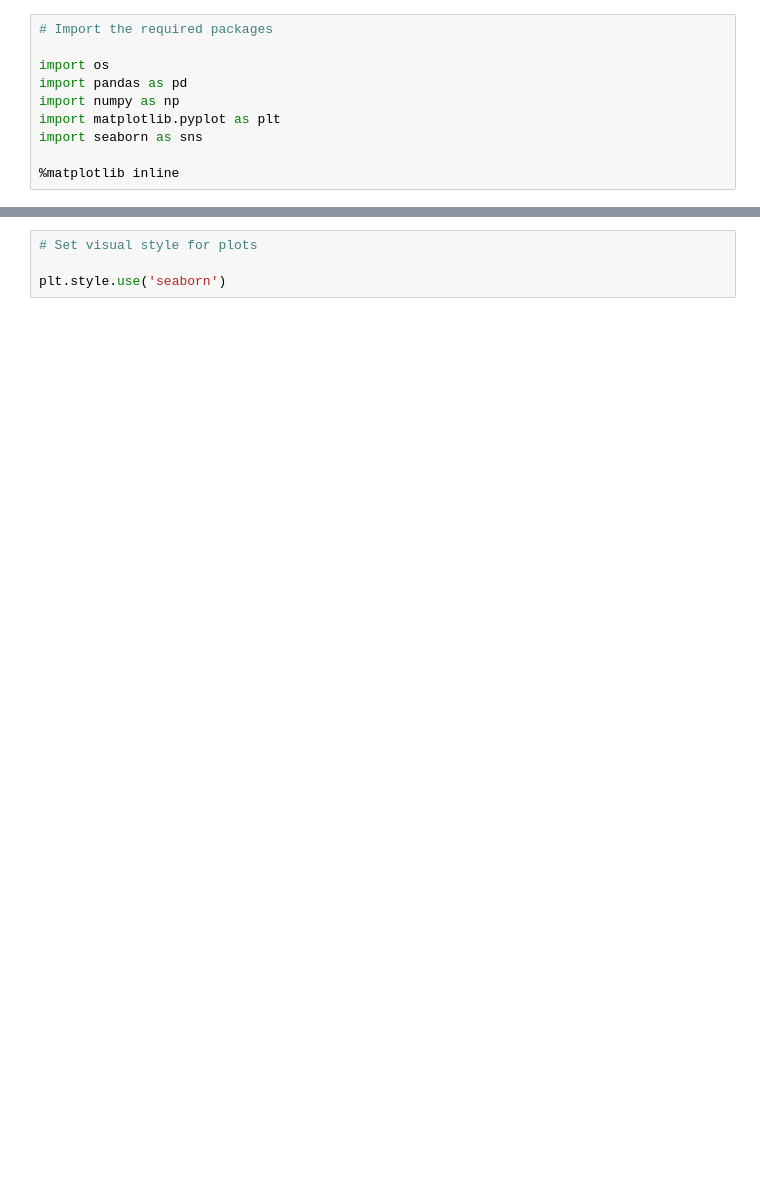
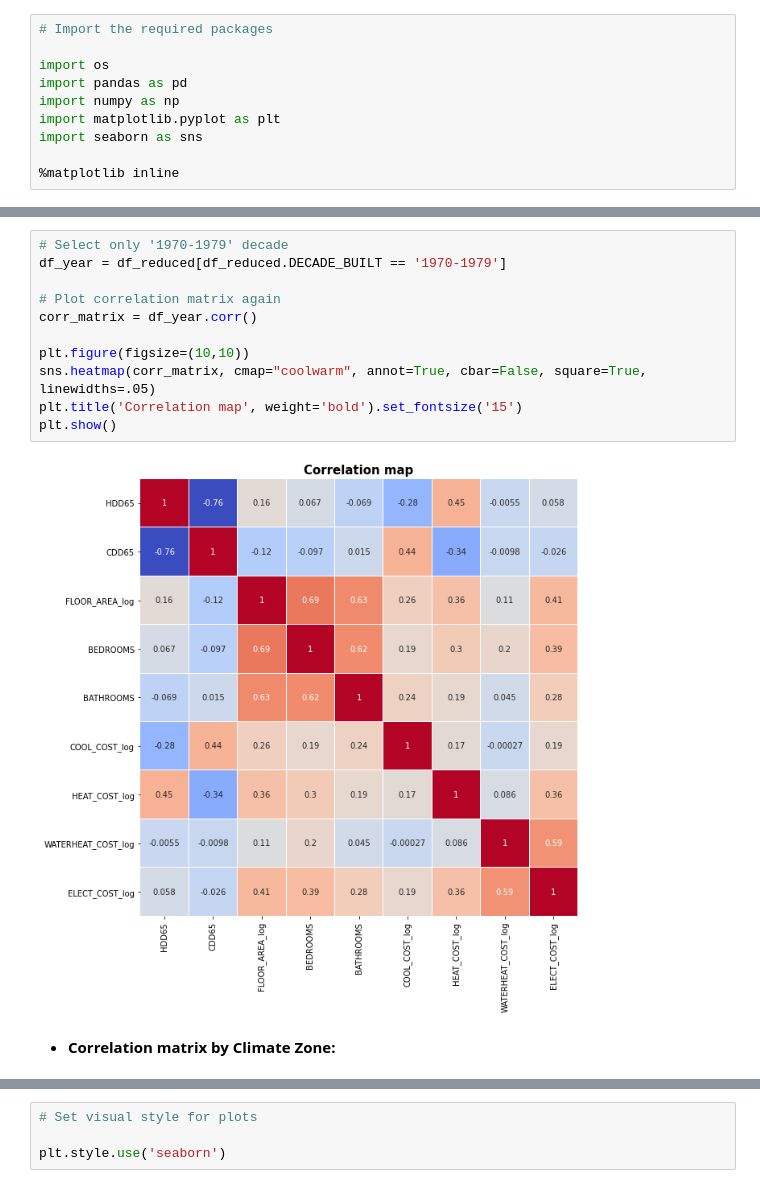
Before and after one commit to jvrnuno/Capstone-2, a Jupyter notebook: notebooks/2_JNT_exploratory_data_analysis.ipynb, the cells around one changed output, grey strips where cells are left out. Drawn from its saved outputs; the diff is of its cells as text; blank space fills up the shorter version.

```diff
--- a/notebooks/2_JNT_exploratory_data_analysis.ipynb
+++ b/notebooks/2_JNT_exploratory_data_analysis.ipynb
@@ -66,0 +168,15 @@ df.head()
+# %%
+# Select only '1970-1979' decade
+df_year = df_reduced[df_reduced.DECADE_BUILT == '1970-1979']
+
+# Plot correlation matrix again
+corr_matrix = df_year.corr()
+
+plt.figure(figsize=(10,10))
+sns.heatmap(corr_matrix, cmap="coolwarm", annot=True, cbar=False, square=True, linewidths=.05)
+plt.title('Correlation map', weight='bold').set_fontsize('15')
+plt.show()
+# %% [output]
+[figure, added]
+# %% [markdown]
+- **Correlation matrix by Climate Zone:**
```
Also changed, not shown: parts of 91 cells of this notebook.
